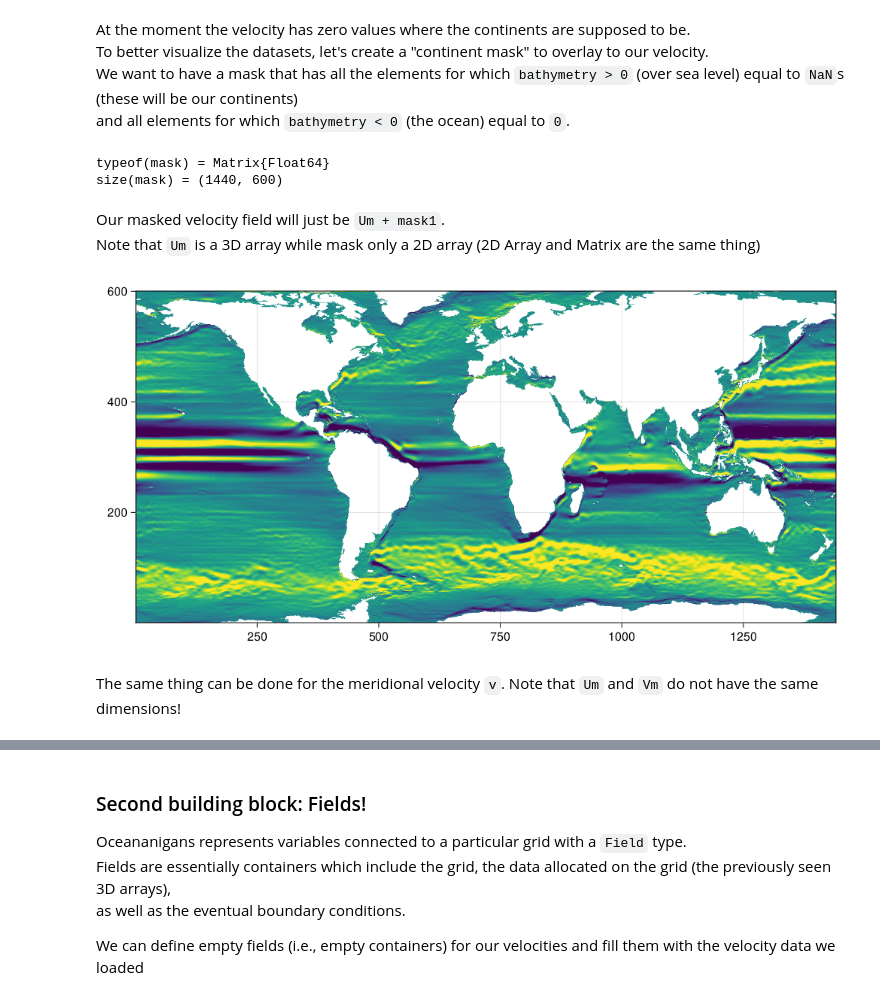
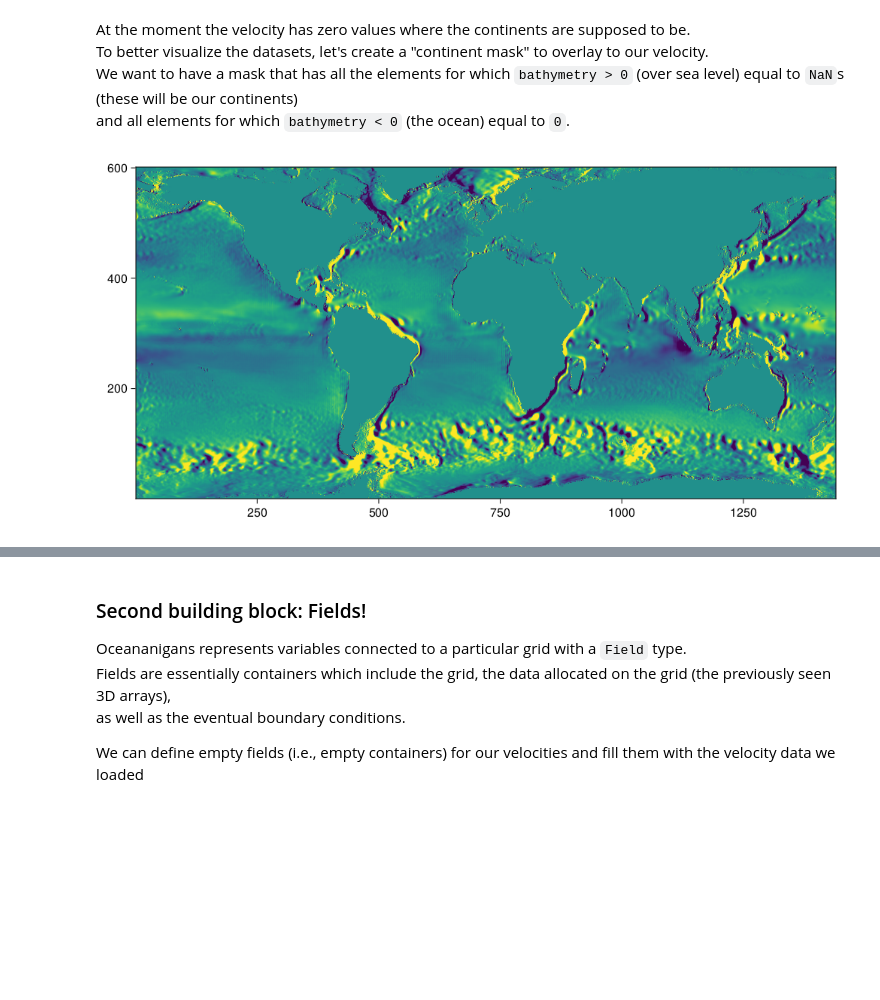
Before and after one commit to coessing/coessing2022-hub, a Jupyter notebook: julia-ocean-model/02_load_and_visualize_velocity_data.ipynb, the cells around one changed output, grey strips where cells are left out. Drawn from its saved outputs; the diff is of its cells as text; code cells hidden in the pictures; blank space fills up the shorter version.

```diff
--- a/julia-ocean-model/02_load_and_visualize_velocity_data.ipynb
+++ b/julia-ocean-model/02_load_and_visualize_velocity_data.ipynb
@@ -72,28 +92,13 @@ current_figure()
 At the moment the velocity has zero values where the continents are supposed to be. <br>
 To better visualize the datasets, let's create a "continent mask" to overlay to our velocity. <br>
 We want to have a mask that has all the elements for which `bathymetry > 0` (over sea level) equal to `NaN`s (these will be our continents) <br> and all elements for which `bathymetry < 0` (the ocean) equal to `0`.
-# %%
-mask = zeros(Nlon, Nlat)
-mask[ bathymetry .> 0 ] .= NaN
-mask[ bathymetry .< 0 ] .= 0.0
-
-@show typeof(mask);
-@show size(mask);
-# %% [output]
-typeof(mask) = Matrix{Float64}
-size(mask) = (1440, 600)
-# %% [markdown]
-Our masked velocity field will just be `Um + mask1`. <br>
-Note that `Um` is a 3D array while mask only a 2D array (2D Array and Matrix are the same thing)
 # %%
-# Mean zonal velocity
-u = Um[:, :, 1] .+ mask
+# Mean meridional velocity
+v = Vm[:, :, 1]
 
 fig = Figure(resolution = (1000, 500))
 ax  = Axis(fig[1, 1])
-heatmap!(ax, u, colorrange = (-0.2, 0.2))
+heatmap!(ax, v, colorrange = (-0.1, 0.1))
 current_figure()
 # %% [output]
-[figure, old version]
+[figure, new version]
-# %% [markdown]
-The same thing can be done for the meridional velocity `v`. Note that `Um` and `Vm` do not have the same dimensions!
```
Also changed, not shown: parts of 9 cells of this notebook, 9 other files.
